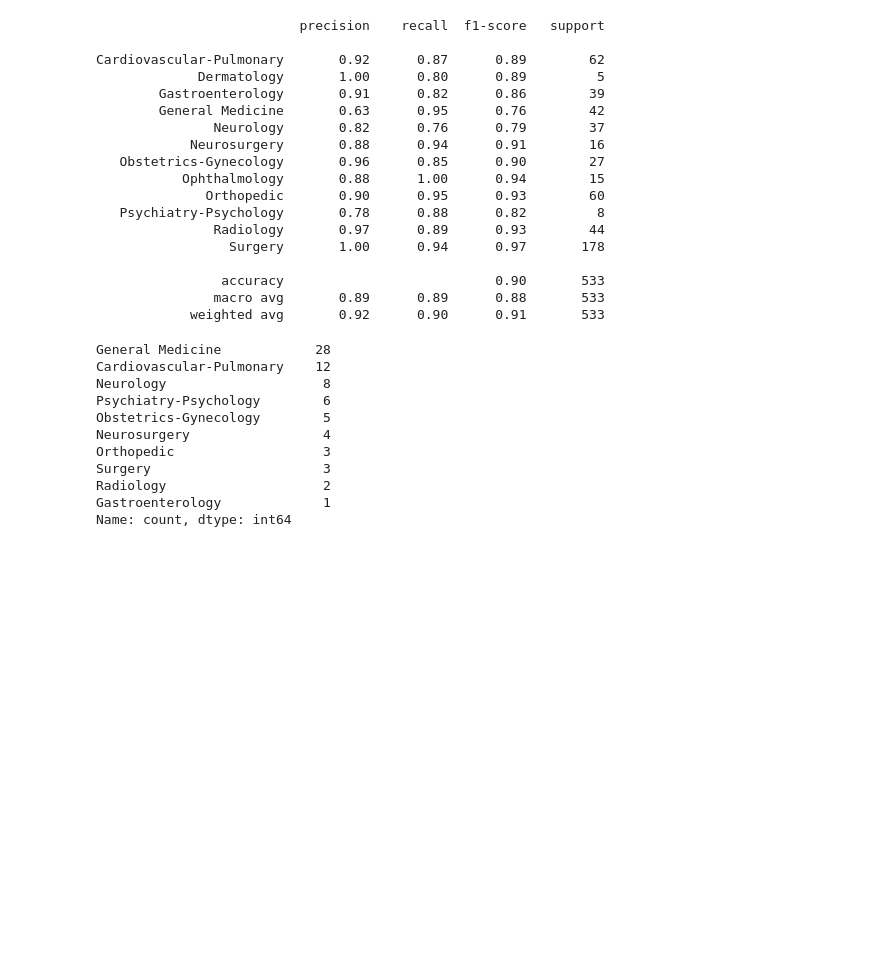
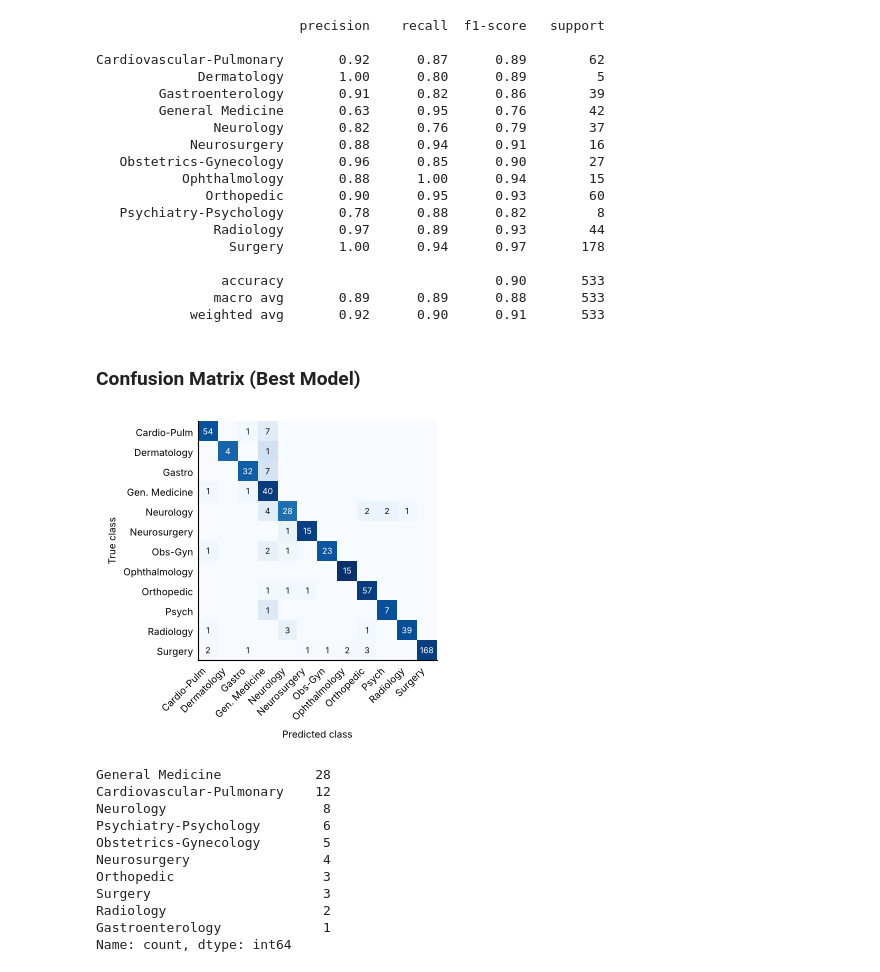
Before and after one commit to ArturKrys/clinical-specialty-classifier, a Jupyter notebook: Delivery/data_analysis.ipynb, the cells around one changed output. Drawn from its saved outputs; the diff is of its cells as text; code cells hidden in the pictures; blank space fills up the shorter version.

```diff
--- a/Delivery/data_analysis.ipynb
+++ b/Delivery/data_analysis.ipynb
@@ -17,7 +17,7 @@ DATA = Path("../data")
 # %% [markdown]
 ## Reading CSV and Cleaning the file
 # %%
-path = DATA / "original_train.csv"
+path = DATA / "train.csv"
 text = path.read_text(encoding="utf-8")
 
 lines = text.splitlines()
@@ -195,6 +272,13 @@ Cardiovascular-Pulmonary       0.92      0.87      0.89        62
                 accuracy                           0.90       533
                macro avg       0.89      0.89      0.88       533
             weighted avg       0.92      0.90      0.91       533
+# %% [markdown]
+### Confusion Matrix (Best Model)
+# %%
+fig = f.plot_confusion_matrix(y_valid, predict_combined, labels)
+fig.savefig("confusion_matrix_best_model.pdf", bbox_inches="tight")
+# %% [output]
+[figure, added]
 # %%
 path_test = DATA / "test_no_labels.csv"
 df_test = pd.read_csv(path_test, sep=";",encoding="utf-8-sig",header=None, keep_default_na=False)
```
Also changed, not shown: parts of 7 cells of this notebook, 10 other files.
